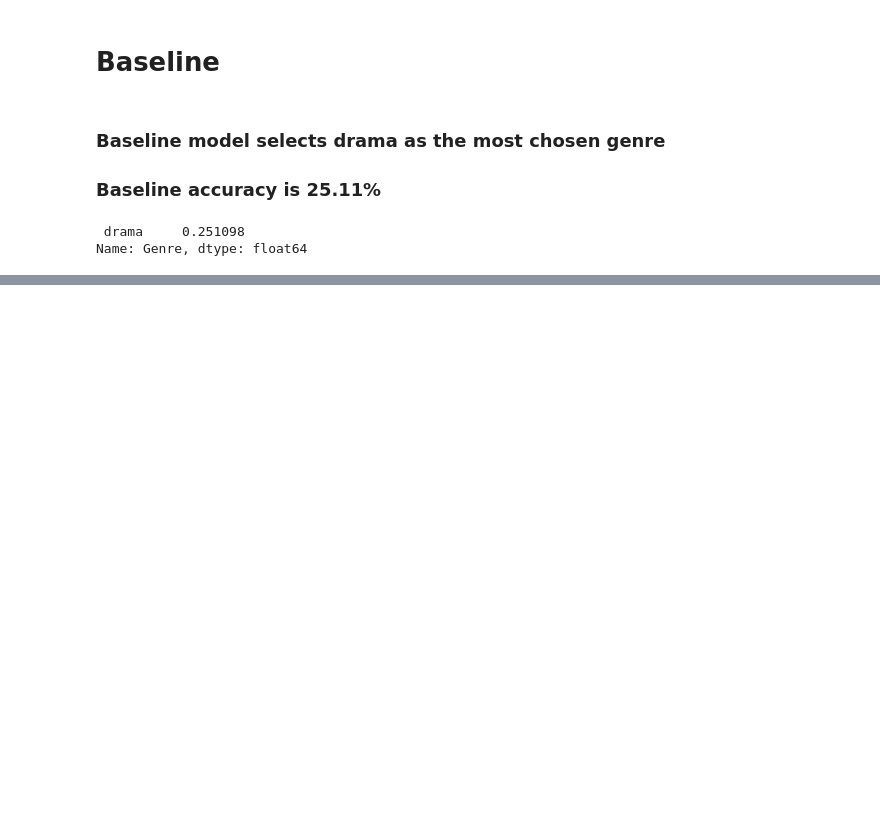
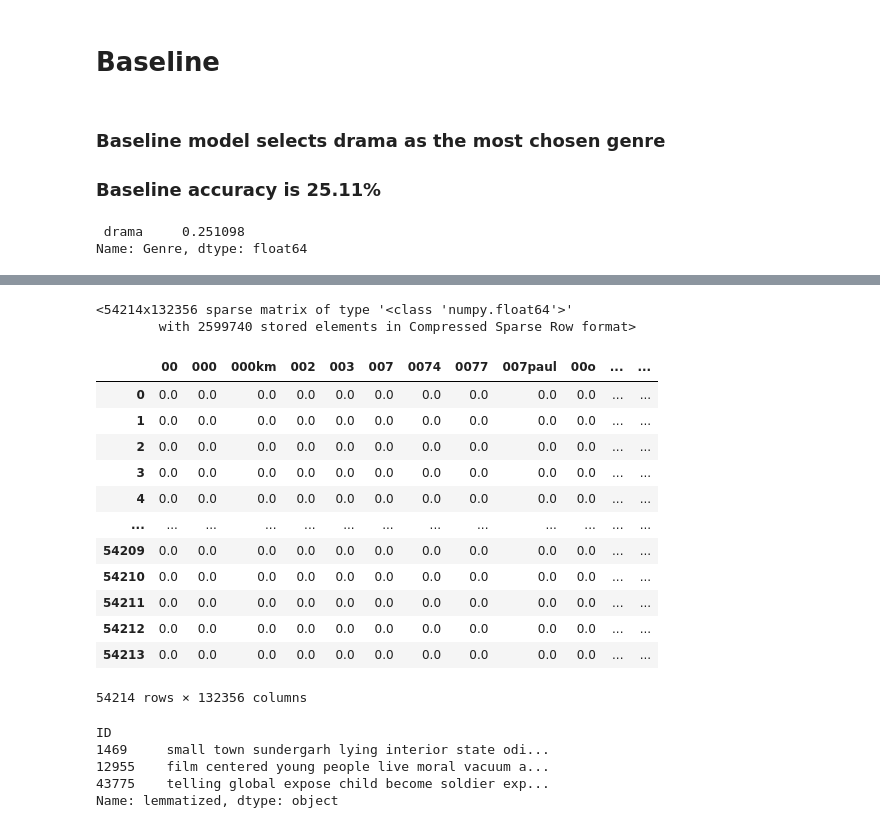
Before and after one commit to Michael-Austin-Mesa/IMDb-project, a Jupyter notebook: modeling.ipynb, the cells around one changed output, grey strips where cells are left out. Saved outputs shown, nothing was run; the diff lists cells and outputs as text; code cells hidden in the pictures; blank space fills up the shorter version.

```diff
--- a/modeling.ipynb
+++ b/modeling.ipynb
@@ -439,0 +456,25 @@ def xgb_test():
+# %%
+from sklearn.feature_extraction.text import TfidfVectorizer
+
+tfidf = TfidfVectorizer()
+tfidfs = tfidf.fit_transform(train.lemmatized)
+tfidfs
+# %% [output]
+<54214x132356 sparse matrix of type '<class 'numpy.float64'>'
+        with 2599740 stored elements in Compressed Sparse Row format>
+# %%
+pd.DataFrame(tfidfs.todense(), columns=tfidf.get_feature_names())
+# %% [output]
+|  | 00 | 000 | 000km | 002 | 003 | 007 | 0074 | 0077 | 007paul | 00o | ... | ... |
+| 0 | 0.0 | 0.0 | 0.0 | 0.0 | 0.0 | 0.0 | 0.0 | 0.0 | 0.0 | 0.0 | ... | ... |
+| 1 | 0.0 | 0.0 | 0.0 | 0.0 | 0.0 | 0.0 | 0.0 | 0.0 | 0.0 | 0.0 | ... | ... |
+| 2 | 0.0 | 0.0 | 0.0 | 0.0 | 0.0 | 0.0 | 0.0 | 0.0 | 0.0 | 0.0 | ... | ... |
+| 3 | 0.0 | 0.0 | 0.0 | 0.0 | 0.0 | 0.0 | 0.0 | 0.0 | 0.0 | 0.0 | ... | ... |
+| 4 | 0.0 | 0.0 | 0.0 | 0.0 | 0.0 | 0.0 | 0.0 | 0.0 | 0.0 | 0.0 | ... | ... |
+| ... | ... | ... | ... | ... | ... | ... | ... | ... | ... | ... | ... | ... |
+| 54209 | 0.0 | 0.0 | 0.0 | 0.0 | 0.0 | 0.0 | 0.0 | 0.0 | 0.0 | 0.0 | ... | ... |
+| 54210 | 0.0 | 0.0 | 0.0 | 0.0 | 0.0 | 0.0 | 0.0 | 0.0 | 0.0 | 0.0 | ... | ... |
+| 54211 | 0.0 | 0.0 | 0.0 | 0.0 | 0.0 | 0.0 | 0.0 | 0.0 | 0.0 | 0.0 | ... | ... |
+| 54212 | 0.0 | 0.0 | 0.0 | 0.0 | 0.0 | 0.0 | 0.0 | 0.0 | 0.0 | 0.0 | ... | ... |
+| 54213 | 0.0 | 0.0 | 0.0 | 0.0 | 0.0 | 0.0 | 0.0 | 0.0 | 0.0 | 0.0 | ... | ... |
+54214 rows × 132356 columns
@@ -439,0 +483,8 @@ def xgb_test():
+# %%
+x_train.head(3)
+# %% [output]
+ID
+1469     small town sundergarh lying interior state odi...
+12955    film centered young people live moral vacuum a...
+43775    telling global expose child become soldier exp...
+Name: lemmatized, dtype: object
```
Also changed, not shown: parts of 4 cells of this notebook.
